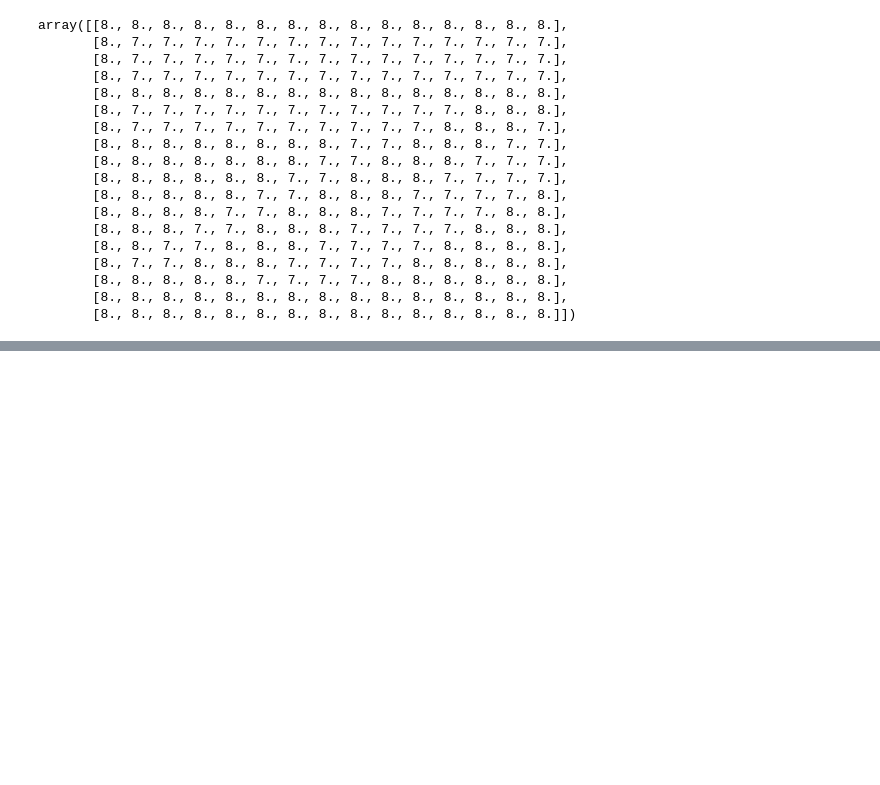
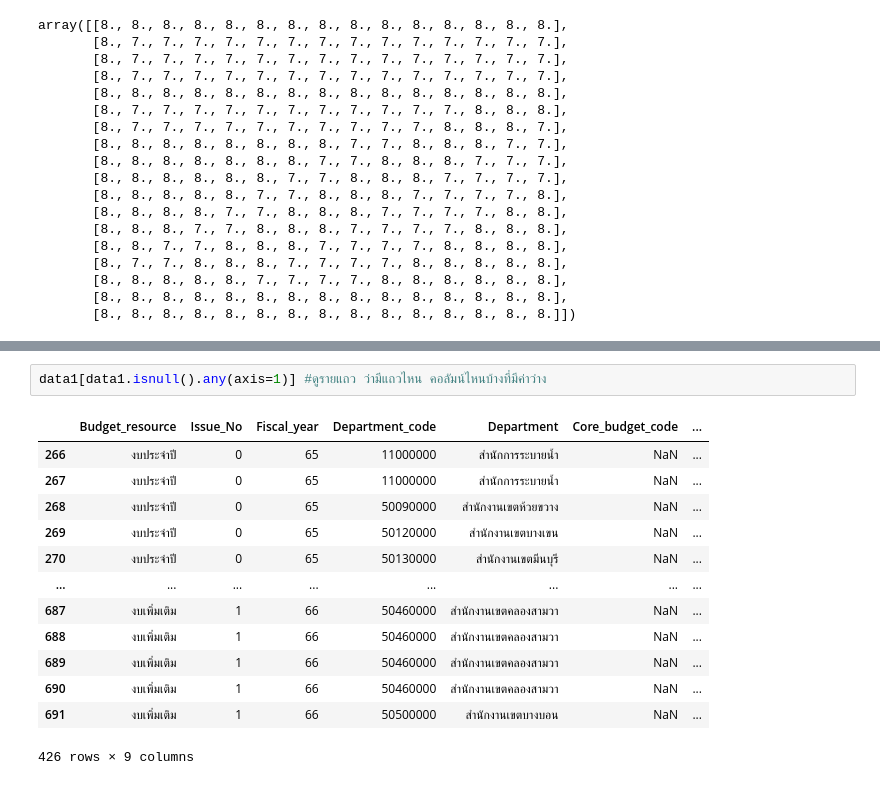
Before and after one commit to Tonry12/data_science_bootcamp_8_tonnaw, a Jupyter notebook: python101_test.ipynb, the cells around one changed output, grey strips where cells are left out. Cells and saved outputs as stored; diff of their text form; blank space fills up the shorter version.

```diff
--- a/python101_test.ipynb
+++ b/python101_test.ipynb
@@ -547,0 +968,16 @@ array([[8., 8., 8., 8., 8., 8., 8., 8., 8., 8., 8., 8., 8., 8., 8.],
+# %%
+data1[data1.isnull().any(axis=1)] #ดูรายแถว ว่ามีแถวไหน คอลัมน์ไหนบ้างที่มีค่าว่าง
+# %% [output]
+|  | Budget_resource | Issue_No | Fiscal_year | Department_code | Department | Core_budget_code | ... |
+| 266 | งบประจำปี | 0 | 65 | 11000000 | สำนักการระบายน้ำ | NaN | ... |
+| 267 | งบประจำปี | 0 | 65 | 11000000 | สำนักการระบายน้ำ | NaN | ... |
+| 268 | งบประจำปี | 0 | 65 | 50090000 | สำนักงานเขตห้วยขวาง | NaN | ... |
+| 269 | งบประจำปี | 0 | 65 | 50120000 | สำนักงานเขตบางเขน | NaN | ... |
+| 270 | งบประจำปี | 0 | 65 | 50130000 | สำนักงานเขตมีนบุรี | NaN | ... |
+| ... | ... | ... | ... | ... | ... | ... | ... |
+| 687 | งบเพิ่มเติม | 1 | 66 | 50460000 | สำนักงานเขตคลองสามวา | NaN | ... |
+| 688 | งบเพิ่มเติม | 1 | 66 | 50460000 | สำนักงานเขตคลองสามวา | NaN | ... |
+| 689 | งบเพิ่มเติม | 1 | 66 | 50460000 | สำนักงานเขตคลองสามวา | NaN | ... |
+| 690 | งบเพิ่มเติม | 1 | 66 | 50460000 | สำนักงานเขตคลองสามวา | NaN | ... |
+| 691 | งบเพิ่มเติม | 1 | 66 | 50500000 | สำนักงานเขตบางบอน | NaN | ... |
+426 rows × 9 columns
```
Also changed, not shown: parts of 64 cells of this notebook.
